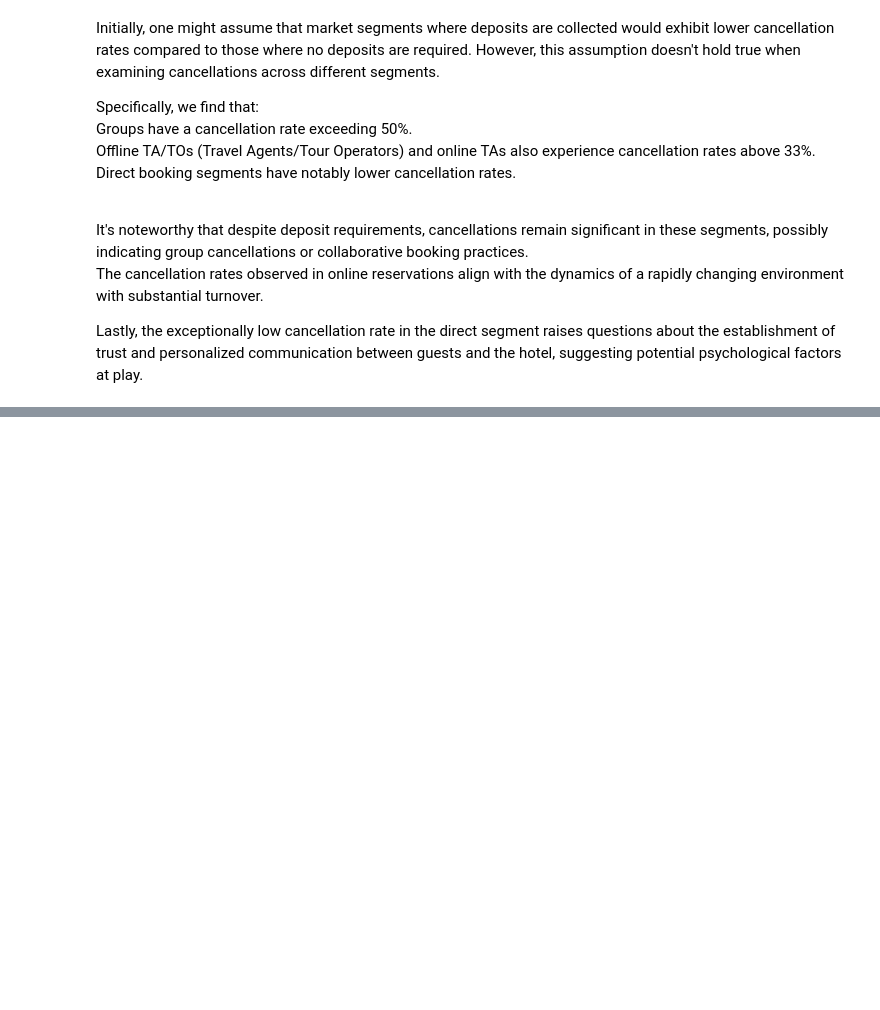
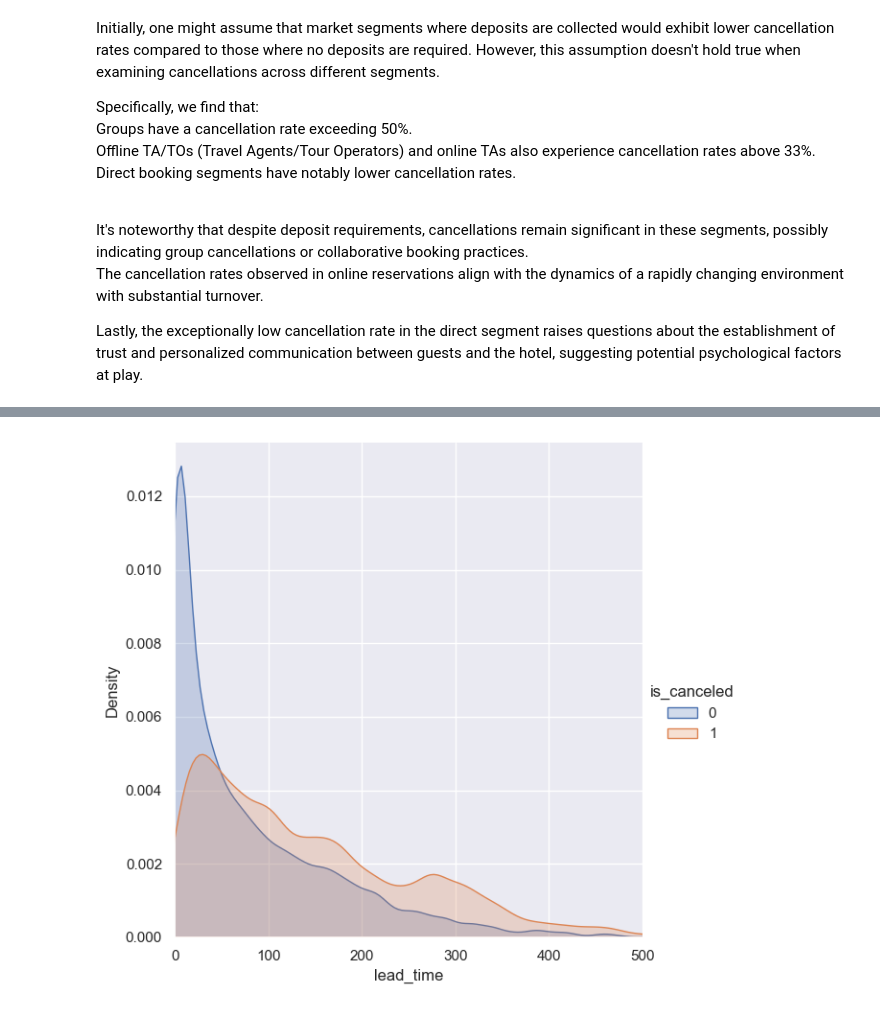
Before and after one commit to Chirag529/Hotel_EDA, a Jupyter notebook: main.ipynb, the cells around one changed output, grey strips where cells are left out. Saved outputs shown, nothing was run; the diff lists cells and outputs as text; code cells hidden in the pictures; blank space fills up the shorter version.

Commit message:
does lead time affect cancellations?

```diff
--- a/main.ipynb
+++ b/main.ipynb
@@ -640,0 +647,16 @@ Lastly, the exceptionally low cancellation rate in the direct segment raises que
+# %%
+# Replace '0' with 'No' and '1' with 'Yes' in the 'is_repeated_guest' column
+df["is_repeated_guest"] = df["is_repeated_guest"].replace({0: "No", 1: "Yes"})
+
+
+# Replace '0' with 'No' and '1' with 'Yes' in the 'is_repeated_guest' column
+df["is_repeated_guest"] = df["is_repeated_guest"].replace({0: "No", 1: "Yes"})
+
+# Use 'fill=True' instead of 'shade=True'
+(sns.FacetGrid(df, hue='is_canceled',
+               height=6,
+               xlim=(0, 500))
+    .map(sns.kdeplot, 'lead_time', fill=True)
+    .add_legend());
+# %% [output]
+[figure, added]
```
Also changed, not shown: parts of 3 cells of this notebook, 1 other file.
